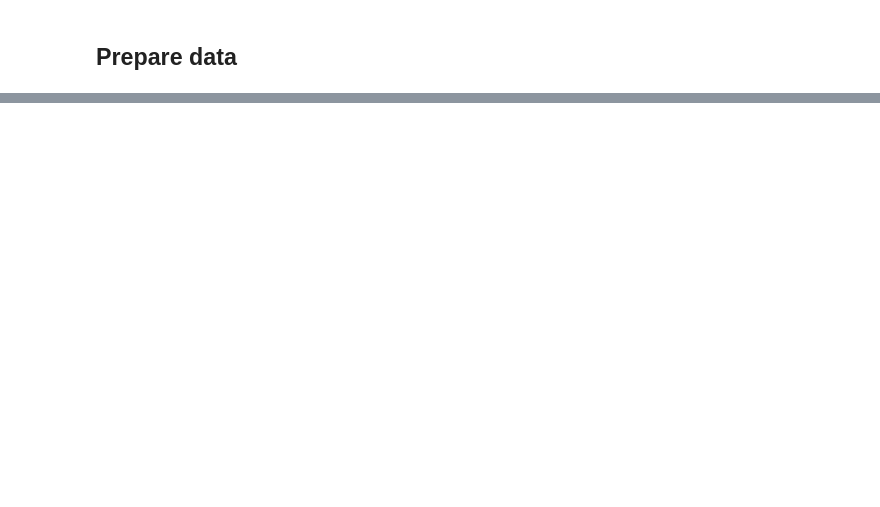
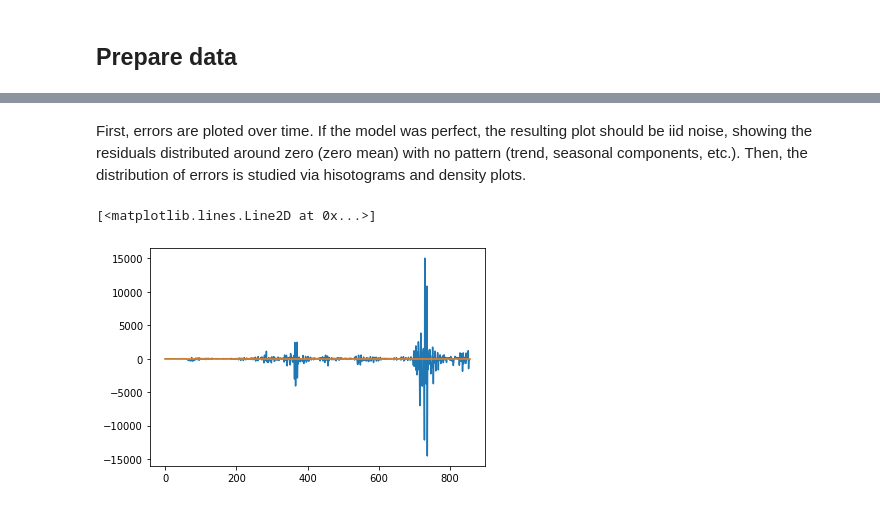
Before and after one commit to marialonsogar/COVID-Dynamics-Model-Comparison, a Jupyter notebook: modeling/sir-spain.ipynb, the cells around one changed output, grey strips where cells are left out. Saved outputs shown, nothing was run; the diff lists cells and outputs as text; code cells hidden in the pictures; blank space fills up the shorter version.

```diff
--- a/modeling/sir-spain.ipynb
+++ b/modeling/sir-spain.ipynb
@@ -796,0 +439,12 @@ overall_eval_baseline
+# %%
+w = WindowFit(window_size=2, steps_ahead=1, data=[S, I, R], eval_mode='WF')
+residuals = w.get_residuals(horizon=1) # residuals for the first time step (t+1)
+# %% [markdown]
+First, errors are ploted over time. If the model was perfect, the resulting plot should be iid noise, showing the residuals distributed around zero (zero mean) with no pattern (trend, seasonal components, etc.). Then, the distribution of errors is studied via hisotograms and density plots.
+# %%
+# line plot of the residuals
+plt.plot(residuals)
+plt.plot(np.zeros(residuals.shape))
+# %% [output]
+[<matplotlib.lines.Line2D at 0x...>]
+[figure, added]
```
Also changed, not shown: parts of 74 cells of this notebook.
